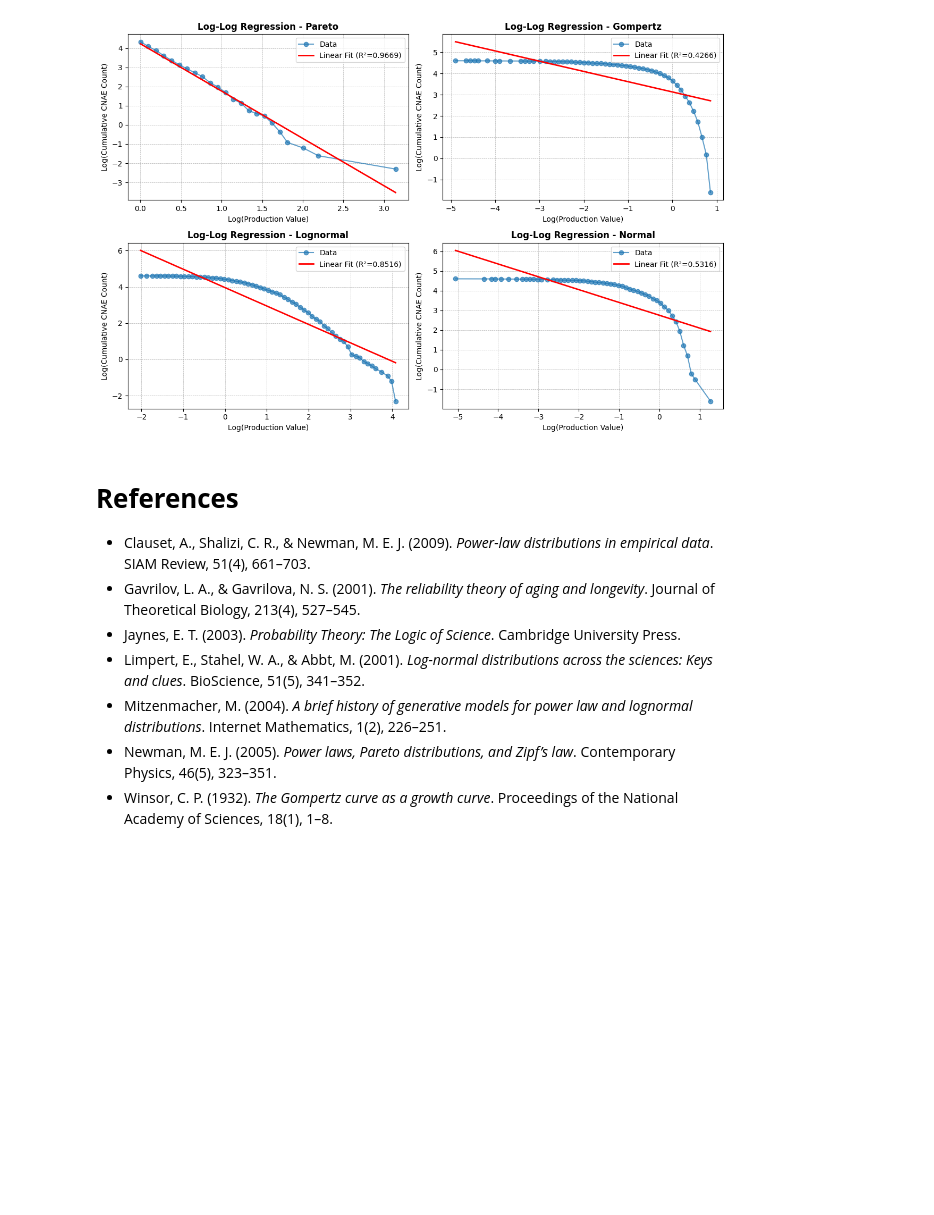
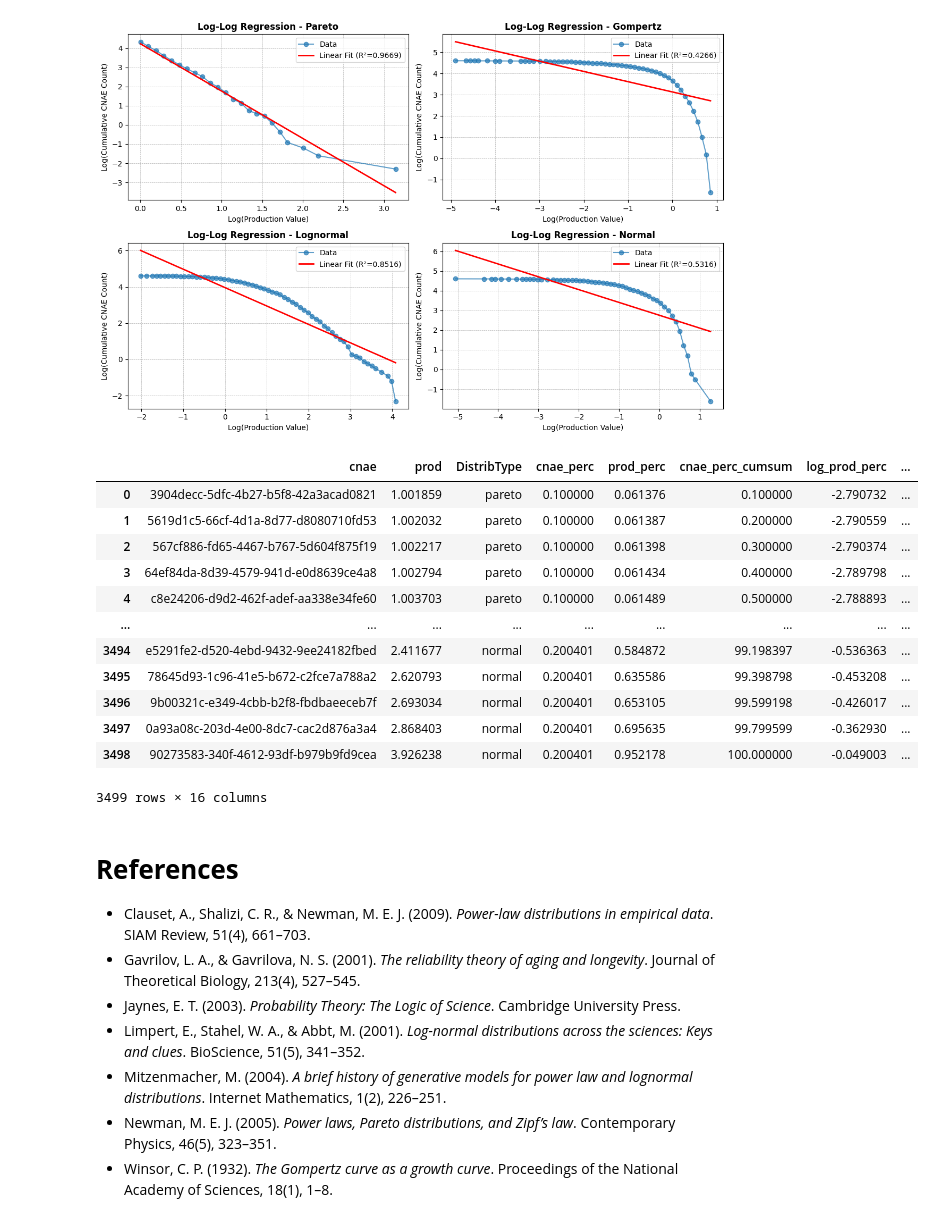
Before and after one commit to ozsp12/computational_physics, a Jupyter notebook: logarithmic_binning.ipynb, the cells around one changed output. Drawn from its saved outputs; the diff is of its cells as text; code cells hidden in the pictures; blank space fills up the shorter version.

```diff
--- a/logarithmic_binning.ipynb
+++ b/logarithmic_binning.ipynb
@@ -357,10 +356,10 @@ Each of these distributions exhibits distinct properties, particularly regarding
 ## Create synthetic data
 # %%
 # Generate the final dataset
-df = synthetic_df(size=1000, seed=42)
+df = synthetic_df(size=100000, seed=42)
 
 # Run the function to generate and process the dataset with processing and logarithmic binning
-df = process_distributions_log_binning(size=1000, seed=42, num_percentiles=10, percentile_col='prod_perc', growth=1.1)
+df = process_distributions_log_binning(size=1000, seed=42, num_percentiles=100, percentile_col='prod_perc', growth=1.1)
 # %% [markdown]
 ## Distribution plots
 
@@ -410,6 +409,22 @@ These results highlight the differences in tail behavior across distributions. T
 plot_log_log_regression_grid(df)
 # %% [output]
 [figure]
+# %%
+df
+# %% [output]
+|  | cnae | prod | DistribType | cnae_perc | prod_perc | cnae_perc_cumsum | log_prod_perc | ... |
+| 0 | 3904decc-5dfc-4b27-b5f8-42a3acad0821 | 1.001859 | pareto | 0.100000 | 0.061376 | 0.100000 | -2.790732 | ... |
+| 1 | 5619d1c5-66cf-4d1a-8d77-d8080710fd53 | 1.002032 | pareto | 0.100000 | 0.061387 | 0.200000 | -2.790559 | ... |
+| 2 | 567cf886-fd65-4467-b767-5d604f875f19 | 1.002217 | pareto | 0.100000 | 0.061398 | 0.300000 | -2.790374 | ... |
+| 3 | 64ef84da-8d39-4579-941d-e0d8639ce4a8 | 1.002794 | pareto | 0.100000 | 0.061434 | 0.400000 | -2.789798 | ... |
+| 4 | c8e24206-d9d2-462f-adef-aa338e34fe60 | 1.003703 | pareto | 0.100000 | 0.061489 | 0.500000 | -2.788893 | ... |
+| ... | ... | ... | ... | ... | ... | ... | ... | ... |
+| 3494 | e5291fe2-d520-4ebd-9432-9ee24182fbed | 2.411677 | normal | 0.200401 | 0.584872 | 99.198397 | -0.536363 | ... |
+| 3495 | 78645d93-1c96-41e5-b672-c2fce7a788a2 | 2.620793 | normal | 0.200401 | 0.635586 | 99.398798 | -0.453208 | ... |
+| 3496 | 9b00321c-e349-4cbb-b2f8-fbdbaeeceb7f | 2.693034 | normal | 0.200401 | 0.653105 | 99.599198 | -0.426017 | ... |
+| 3497 | 0a93a08c-203d-4e00-8dc7-cac2d876a3a4 | 2.868403 | normal | 0.200401 | 0.695635 | 99.799599 | -0.362930 | ... |
+| 3498 | 90273583-340f-4612-93df-b979b9fd9cea | 3.926238 | normal | 0.200401 | 0.952178 | 100.000000 | -0.049003 | ... |
+3499 rows × 16 columns
 # %% [markdown]
 # **References**
 
```
Also changed, not shown: parts of 1 cell of this notebook.
